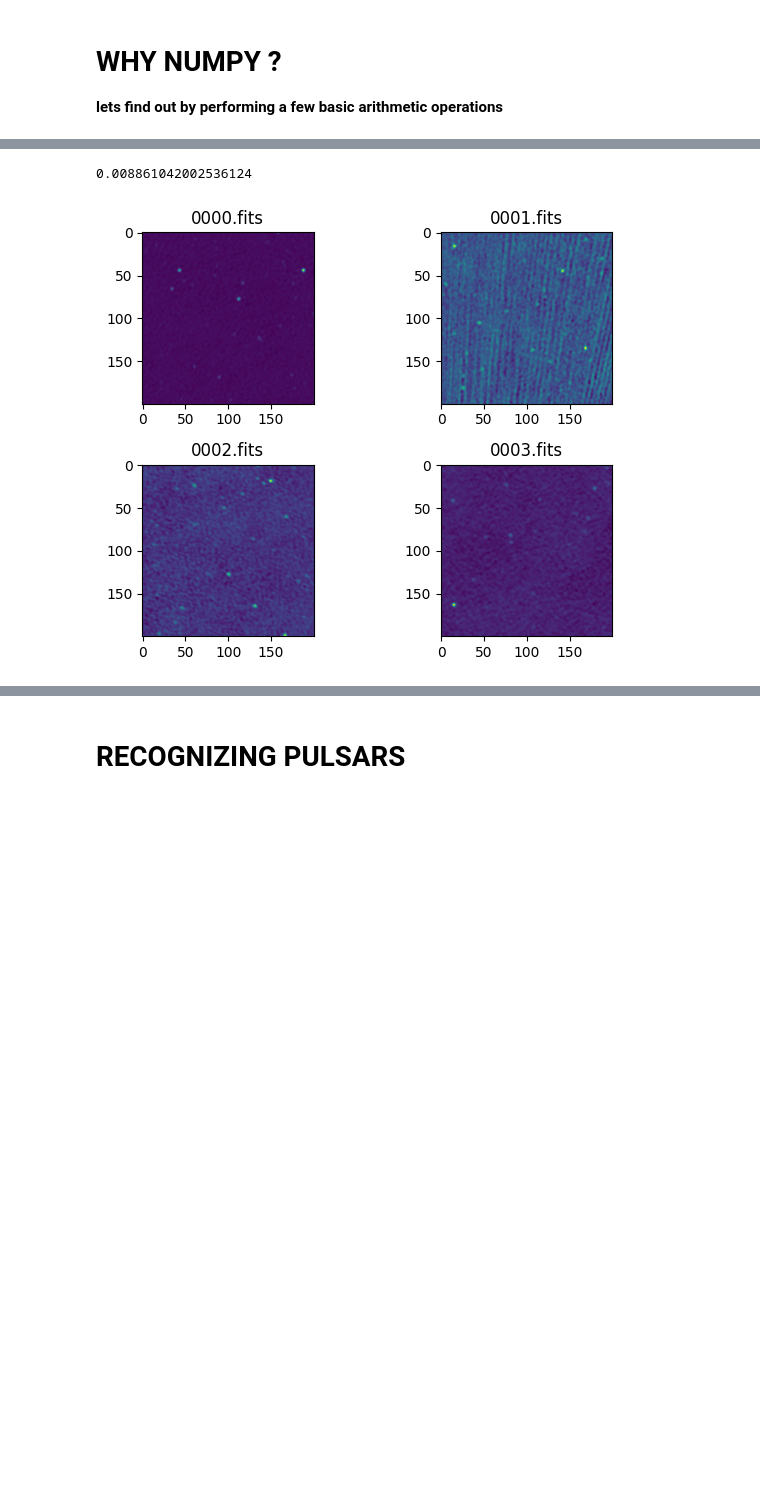
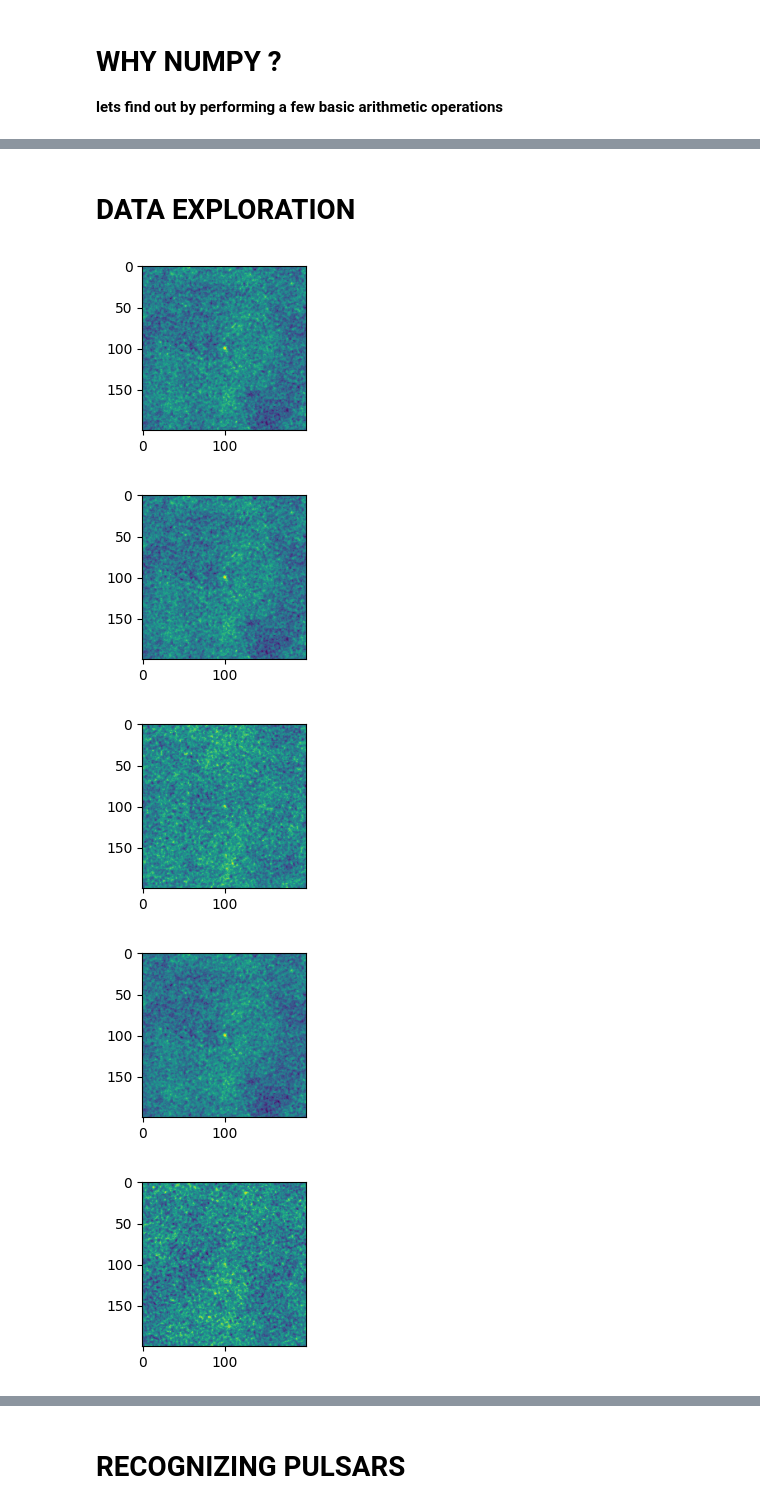
Before and after one commit to jesherjoshua/seds-spaceweek-2022, a Jupyter notebook: pulsars.ipynb, the cells around one changed output, grey strips where cells are left out. Saved outputs shown, nothing was run; the diff lists cells and outputs as text; code cells hidden in the pictures; blank space fills up the shorter version.

Commit message:
Jesher: include sample set

```diff
--- a/pulsars.ipynb
+++ b/pulsars.ipynb
@@ -19,7 +19,7 @@ The Dataset contains images of a part of the sky where the location of a pulsar
 ### LOAD DATA
 **lets get a list of the files in the directory**
 # %%
-#files = sorted(os.listdir('/Users/jesherjoshua/Downloads/pulsars_fits_11/'))
+samples = sorted(os.listdir('/Users/jesherjoshua/Downloads/pulsars_fits_11/'))
 files=sorted(os.listdir('/Users/jesherjoshua/Downloads/pulsars_fits_7330/'))
 files
 # %% [output]
@@ -105,17 +111,18 @@ timeit(s,setup="import numpy as np; import random;lis= np.array(random.sample(ra
-# %%
-
-s = """median=np.median(lis)"""
-timeit(s,setup="import numpy as np; import random;lis= np.array(random.sample(range(10**5),1000))",number=1000)
-# %% [output]
-0.008861042002536124
+# %% [markdown]
+# DATA EXPLORATION
 # %%
 
-for i in range(4):
-    fh=fits.open('/Users/jesherjoshua/Downloads/pulsars_fits_7330/'+files[i])
+for i in range(10):
+    fh=fits.open('/Users/jesherjoshua/Downloads/pulsars_fits_11/'+samples[i])
     data = fh[0].data
-    plt.subplot(2,2,i+1)
-    plt.tight_layout()
+    plt.figure(figsize=(25,25))
+    plt.subplot(1,10,i+1)
+    #plt.tight_layout()
     plt.imshow(data)
-    plt.title(files[i])
+    #plt.title(files[i])
 # %% [output]
-[figure, old version]
+[figure, new version]
+[figure, added]
+[figure, added]
+[figure, added]
+[figure, added]
```
Also changed, not shown: parts of 12 cells of this notebook.
